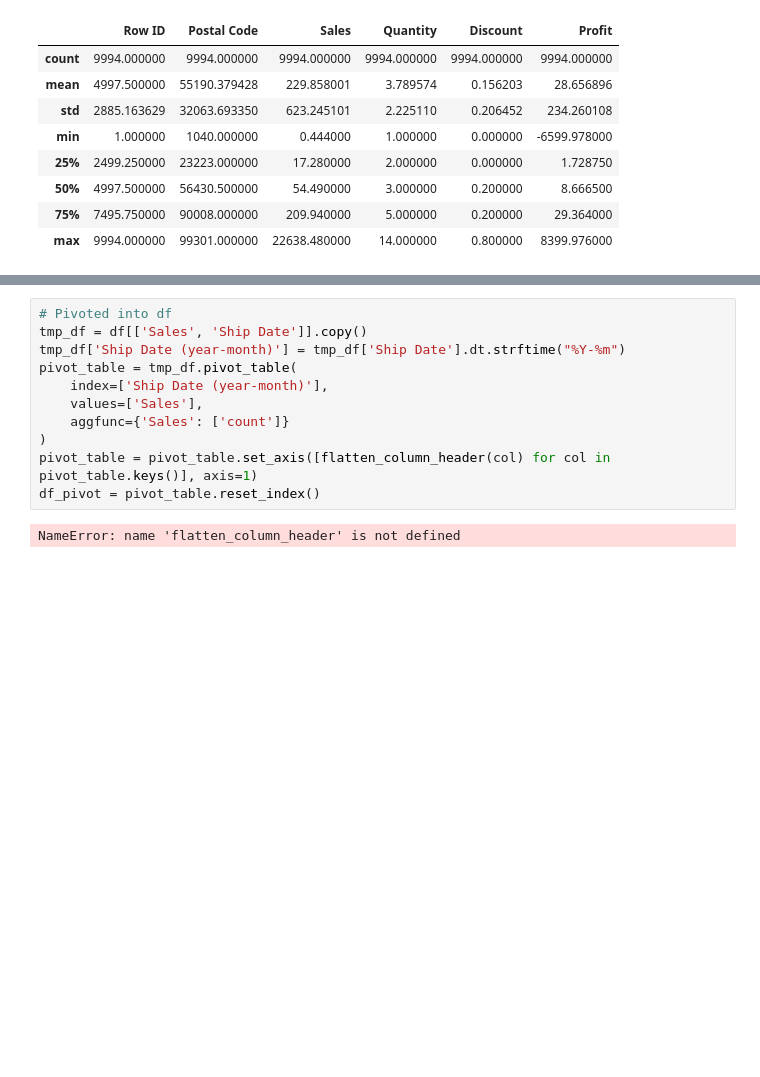
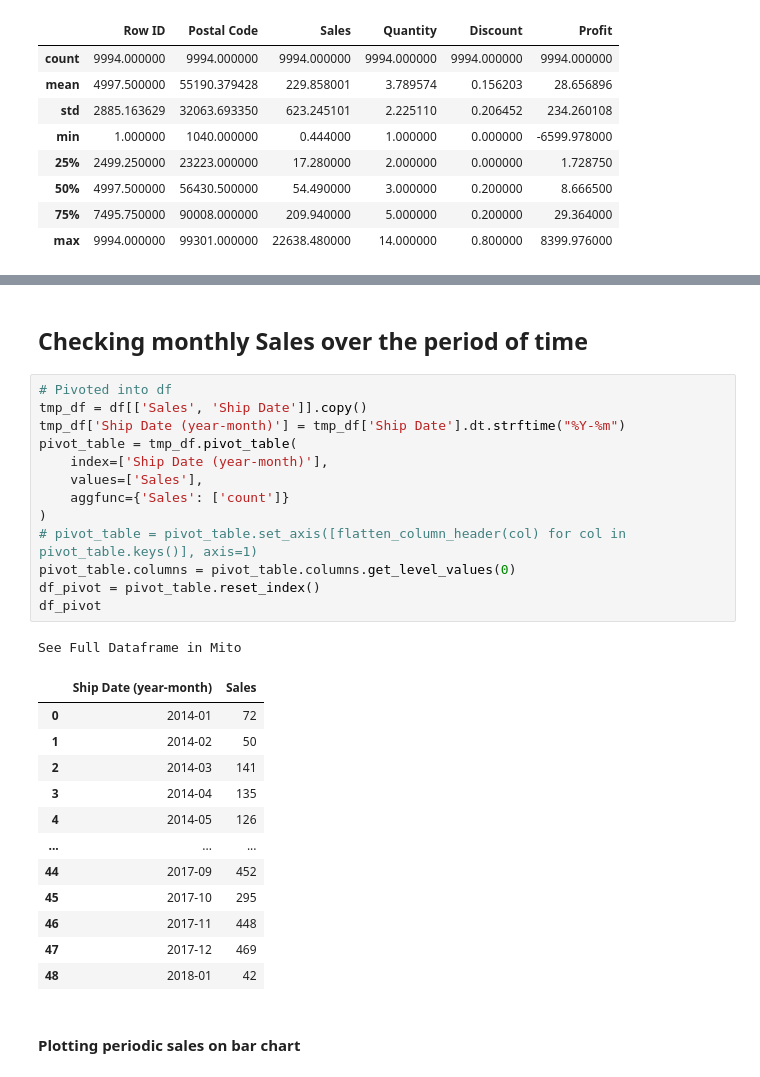
Before and after one commit to raovarun91/visualisations, a Jupyter notebook: Superstore - Data Dashboard.ipynb, the cells around one changed output, grey strips where cells are left out. Drawn from its saved outputs; the diff is of its cells as text; blank space fills up the shorter version.

```diff
--- a/Superstore - Data Dashboard.ipynb
+++ b/Superstore - Data Dashboard.ipynb
@@ -27,16 +242,34 @@ See Full Dataframe in Mito
+# %% [markdown]
+## Checking monthly Sales over the period of time
 # %%
 # Pivoted into df
 tmp_df = df[['Sales', 'Ship Date']].copy()
 tmp_df['Ship Date (year-month)'] = tmp_df['Ship Date'].dt.strftime("%Y-%m")
 pivot_table = tmp_df.pivot_table(
     index=['Ship Date (year-month)'],
     values=['Sales'],
     aggfunc={'Sales': ['count']}
 )
-pivot_table = pivot_table.set_axis([flatten_column_header(col) for col in pivot_table.keys()], axis=1)
+# pivot_table = pivot_table.set_axis([flatten_column_header(col) for col in pivot_table.keys()], axis=1)
+pivot_table.columns = pivot_table.columns.get_level_values(0)
 df_pivot = pivot_table.reset_index()
+df_pivot
 # %% [output]
-NameError: name 'flatten_column_header' is not defined
+See Full Dataframe in Mito
+|  | Ship Date (year-month) | Sales |
+| 0 | 2014-01 | 72 |
+| 1 | 2014-02 | 50 |
+| 2 | 2014-03 | 141 |
+| 3 | 2014-04 | 135 |
+| 4 | 2014-05 | 126 |
+| ... | ... | ... |
+| 44 | 2017-09 | 452 |
+| 45 | 2017-10 | 295 |
+| 46 | 2017-11 | 448 |
+| 47 | 2017-12 | 469 |
+| 48 | 2018-01 | 42 |
+# %% [markdown]
+#### Plotting periodic sales on bar chart
 # %%
 import plotly.express as px
 # Construct the graph and style it. Further customize your graph by editing this code.
```
Also changed, not shown: parts of 22 cells of this notebook, 8 other files.
